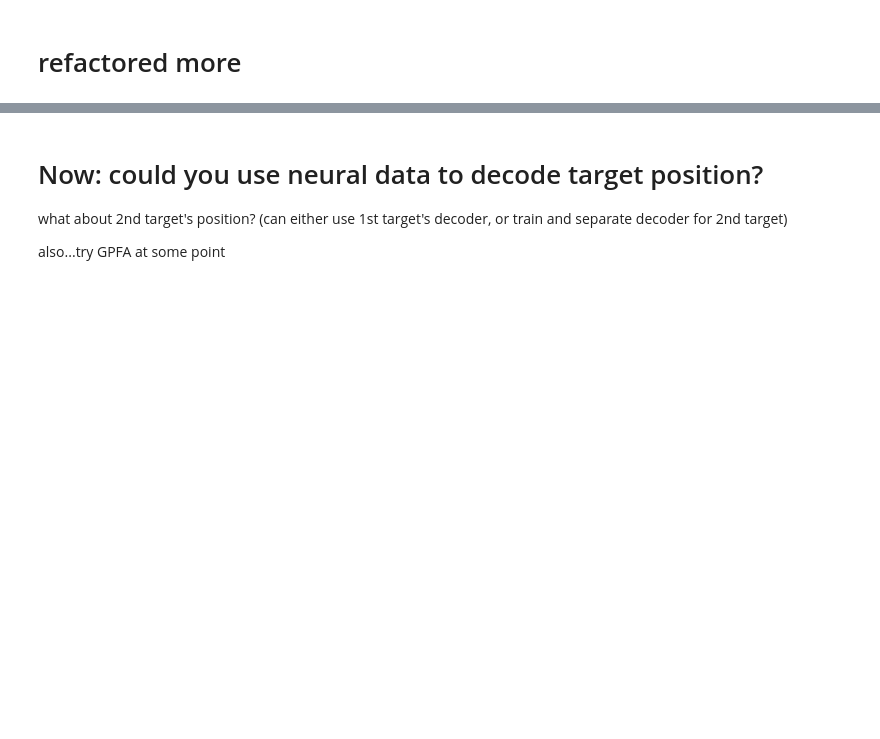
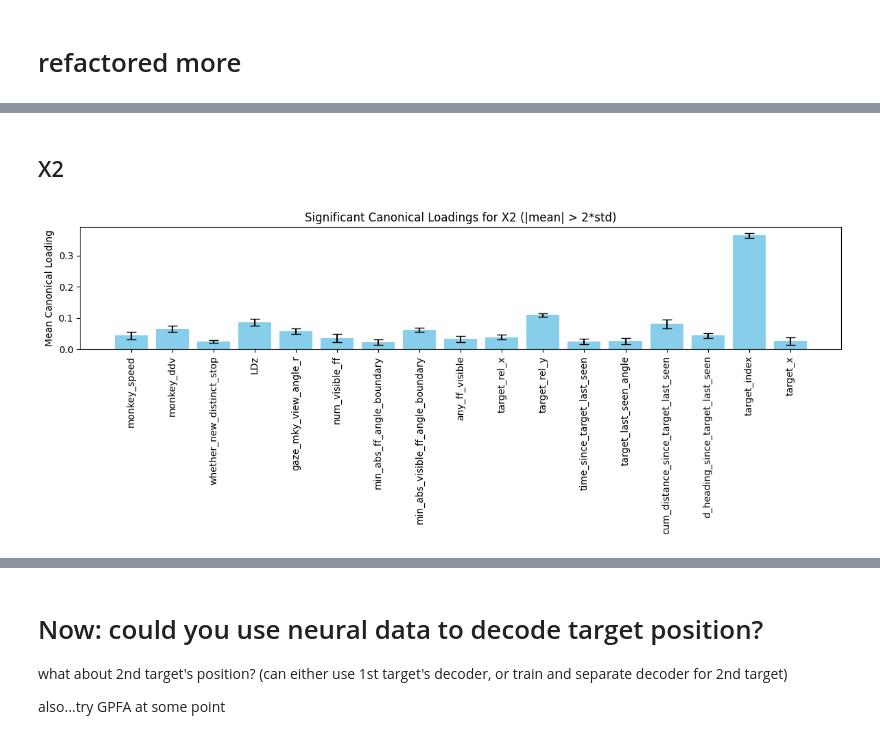
Before and after one commit to CiciDu/multiff_analysis, a Jupyter notebook: notebooks/neural_data_analysis/decoding_current_targets/decoding_current_targets_CCA.ipynb, the cells around one changed output, grey strips where cells are left out. Cells and saved outputs as stored; diff of their text form; code cells hidden in the pictures; blank space fills up the shorter version.

```diff
--- a/notebooks/neural_data_analysis/decoding_current_targets/decoding_current_targets_CCA.ipynb
+++ b/notebooks/neural_data_analysis/decoding_current_targets/decoding_current_targets_CCA.ipynb
@@ -325,0 +555,28 @@ print(w_y)
+# %% [markdown]
+## X2
+# %%
+# mean_X2_test, std_X2_test: shape (n_features, n_components)
+threshold = 2  # "significant" if mean > 2*std
+
+# Use your variable names if available
+x2_labels = getattr(cca_no_lag.X2, 'columns', [f'X2_{i+1}' for i in range(mean_X2_test.shape[0])])
+
+component = 0  # which canonical component
+
+# Mask for significant variables
+significant_mask = np.abs(mean_X2_test[:, component]) > threshold * std_X2_test[:, component]
+
+# Filter data
+sig_means = mean_X2_test[significant_mask, component]
+sig_stds = std_X2_test[significant_mask, component]
+sig_labels = np.array(x2_labels)[significant_mask]
+
+plt.figure(figsize=(12, 5))
+plt.bar(sig_labels, sig_means, yerr=sig_stds, capsize=5, color='skyblue')
+plt.xticks(rotation=90)
+plt.ylabel('Mean Canonical Loading')
+plt.title('Significant Canonical Loadings for X2 (|mean| > 2*std)')
+plt.tight_layout()
+plt.show()
+# %% [output]
+[figure, added]
```
Also changed, not shown: parts of 43 cells of this notebook, 16 other files.
